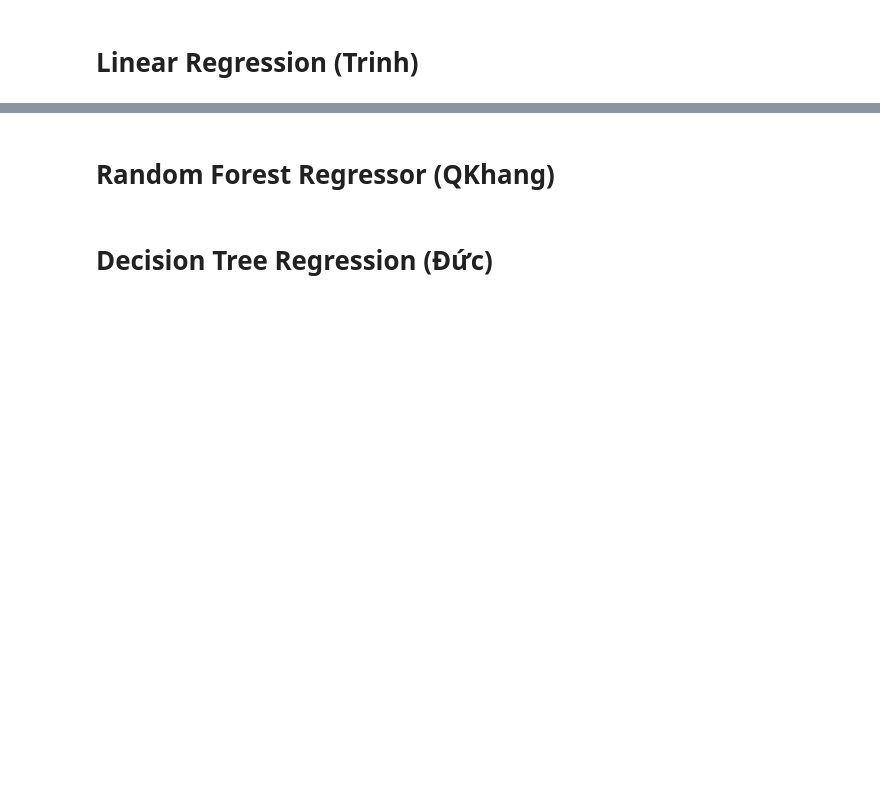
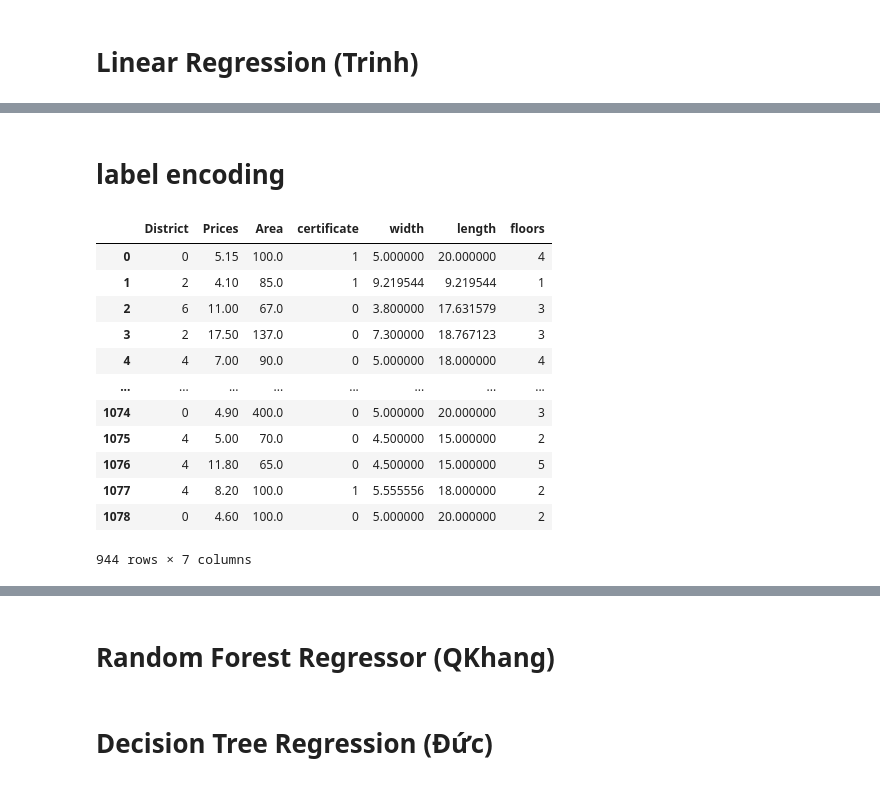
Before and after one commit to Truongquangkhang/Real_estate_in_DaNang, a Jupyter notebook: Khang/Feature_engineering.ipynb, the cells around one changed output, grey strips where cells are left out. Cells and saved outputs as stored; diff of their text form; code cells hidden in the pictures; blank space fills up the shorter version.

```diff
--- a/Khang/Feature_engineering.ipynb
+++ b/Khang/Feature_engineering.ipynb
@@ -274,3 +289,7 @@ data = df.copy()
+# %%
+data = df.copy()
+# data_cp : chưa xử lý ngoại lệ
+data_cp = df.copy()
 # %%
 uppper_boundary=df['Prices'].mean() + 3* df['Prices'].std()
 lower_boundary=df['Prices'].mean() - 3* df['Prices'].std()
@@ -597,0 +641,2 @@ df.head(5)
+# %% [markdown]
+# label encoding
@@ -597,0 +649,16 @@ df.head(5)
+# %%
+data_cp
+# %% [output]
+|  | District | Prices | Area | certificate | width | length | floors |
+| 0 | 0 | 5.15 | 100.0 | 1 | 5.000000 | 20.000000 | 4 |
+| 1 | 2 | 4.10 | 85.0 | 1 | 9.219544 | 9.219544 | 1 |
+| 2 | 6 | 11.00 | 67.0 | 0 | 3.800000 | 17.631579 | 3 |
+| 3 | 2 | 17.50 | 137.0 | 0 | 7.300000 | 18.767123 | 3 |
+| 4 | 4 | 7.00 | 90.0 | 0 | 5.000000 | 18.000000 | 4 |
+| ... | ... | ... | ... | ... | ... | ... | ... |
+| 1074 | 0 | 4.90 | 400.0 | 0 | 5.000000 | 20.000000 | 3 |
+| 1075 | 4 | 5.00 | 70.0 | 0 | 4.500000 | 15.000000 | 2 |
+| 1076 | 4 | 11.80 | 65.0 | 0 | 4.500000 | 15.000000 | 5 |
+| 1077 | 4 | 8.20 | 100.0 | 1 | 5.555556 | 18.000000 | 2 |
+| 1078 | 0 | 4.60 | 100.0 | 0 | 5.000000 | 20.000000 | 2 |
+944 rows × 7 columns
```
Also changed, not shown: parts of 45 cells of this notebook.
